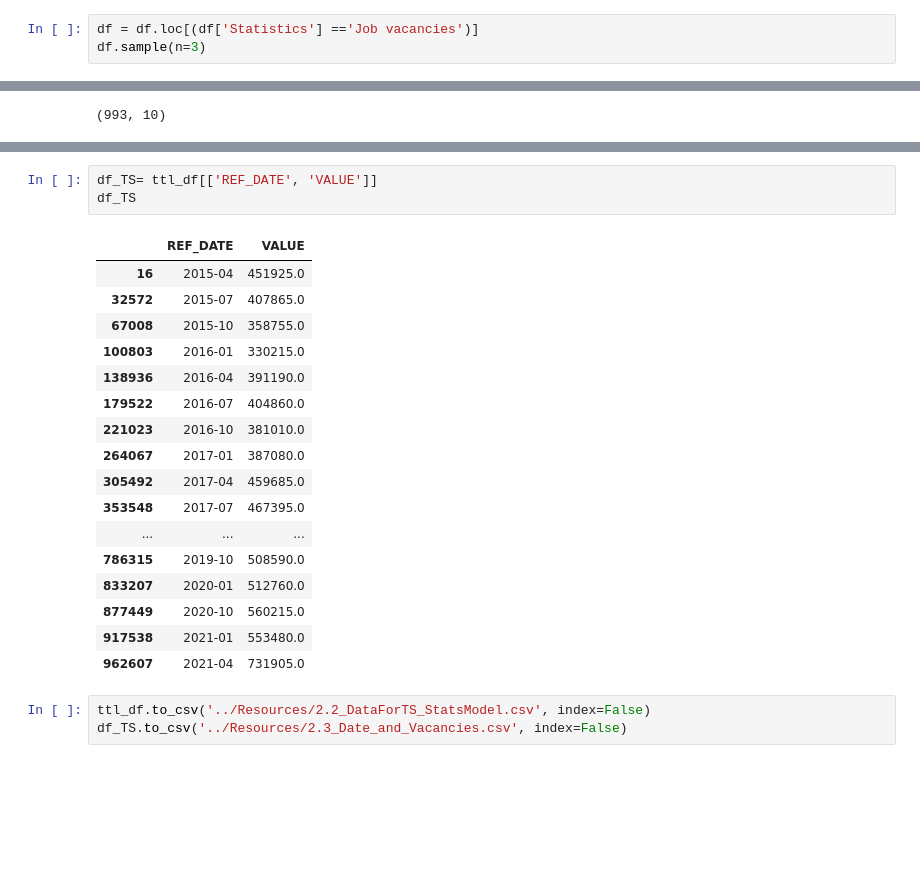
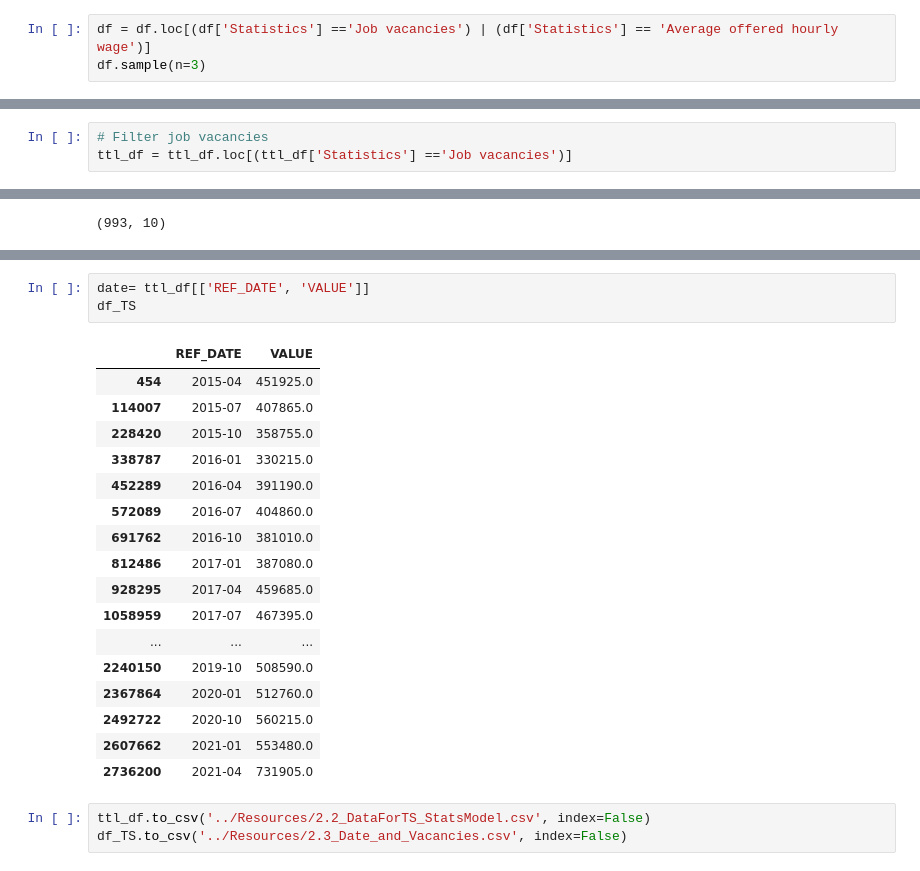
Before and after one commit to alecngai/Predicting_Canadian_Job_Vacancies, a Jupyter notebook: Database/1_Clean_Export_to_Postgres_v4.ipynb, the cells around one changed output, grey strips where cells are left out. Drawn from its saved outputs; the diff is of its cells as text; blank space fills up the shorter version.

```diff
--- a/Database/1_Clean_Export_Import_Tables_v.3.ipynb
+++ b/Database/1_Clean_Export_to_Postgres_v4.ipynb
@@ -37,7 +37,7 @@ array(['2015-01', '2015-04', '2015-07', '2015-10', '2016-01', '2016-04',
 # %%
 # df = df.drop(df2[(df2['REF_DATE'] == '2020-01')|(df['REF_DATE'] == '2020-10')|(df2['REF_DATE'] == '2021-01')|(df['REF_DATE'] == '2021-04')|(df['REF_DATE'] == '2015-01')].index)
 # %%
-df = df.loc[(df['Statistics'] =='Job vacancies')]
+df = df.loc[(df['Statistics'] =='Job vacancies') | (df['Statistics'] == 'Average offered hourly wage')]
 df.sample(n=3)
 # %% [output]
 |  | REF_DATE | GEO | DGUID | National Occupational Classification | Job vacancy characteristics | Statistics | UOM | UOM_ID | ... |
@@ -231,6 +239,9 @@ df_no_ttl.to_csv('../Resources/2.1_Vacancies_Broad_NOC_all_Qs.csv', index=False)
 ## 2.2 Table with Totals for Time series and SARIMA model
 # %%
 ttl_df = df_cleaned.copy()
+# %%
+# Filter job vacancies
+ttl_df = ttl_df.loc[(ttl_df['Statistics'] =='Job vacancies')]
 # %%
 ttl_df = ttl_df.loc[(ttl_df['Location'] == 'Canada')]
 ttl_df.sample(n=3)
@@ -266,24 +261,24 @@ ttl_df
 # %%
-df_TS= ttl_df[['REF_DATE', 'VALUE']]
+date= ttl_df[['REF_DATE', 'VALUE']]
 df_TS
 # %% [output]
 |  | REF_DATE | VALUE |
-| 16 | 2015-04 | 451925.0 |
-| 32572 | 2015-07 | 407865.0 |
-| 67008 | 2015-10 | 358755.0 |
-| 100803 | 2016-01 | 330215.0 |
-| 138936 | 2016-04 | 391190.0 |
-| 179522 | 2016-07 | 404860.0 |
-| 221023 | 2016-10 | 381010.0 |
-| 264067 | 2017-01 | 387080.0 |
-| 305492 | 2017-04 | 459685.0 |
-| 353548 | 2017-07 | 467395.0 |
+| 454 | 2015-04 | 451925.0 |
+| 114007 | 2015-07 | 407865.0 |
+| 228420 | 2015-10 | 358755.0 |
+| 338787 | 2016-01 | 330215.0 |
+| 452289 | 2016-04 | 391190.0 |
+| 572089 | 2016-07 | 404860.0 |
+| 691762 | 2016-10 | 381010.0 |
+| 812486 | 2017-01 | 387080.0 |
+| 928295 | 2017-04 | 459685.0 |
+| 1058959 | 2017-07 | 467395.0 |
 | ... | ... | ... |
-| 786315 | 2019-10 | 508590.0 |
-| 833207 | 2020-01 | 512760.0 |
-| 877449 | 2020-10 | 560215.0 |
-| 917538 | 2021-01 | 553480.0 |
-| 962607 | 2021-04 | 731905.0 |
+| 2240150 | 2019-10 | 508590.0 |
+| 2367864 | 2020-01 | 512760.0 |
+| 2492722 | 2020-10 | 560215.0 |
+| 2607662 | 2021-01 | 553480.0 |
+| 2736200 | 2021-04 | 731905.0 |
 # %%
 ttl_df.to_csv('../Resources/2.2_DataForTS_StatsModel.csv', index=False)
 df_TS.to_csv('../Resources/2.3_Date_and_Vacancies.csv', index=False)
```
Also changed, not shown: parts of 18 cells of this notebook.
